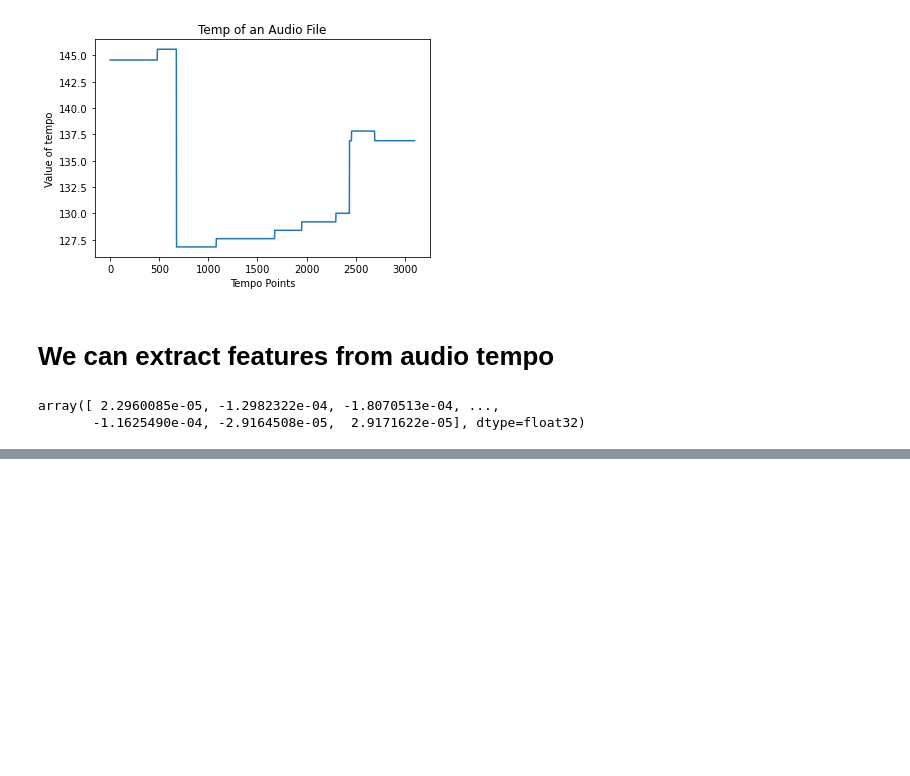
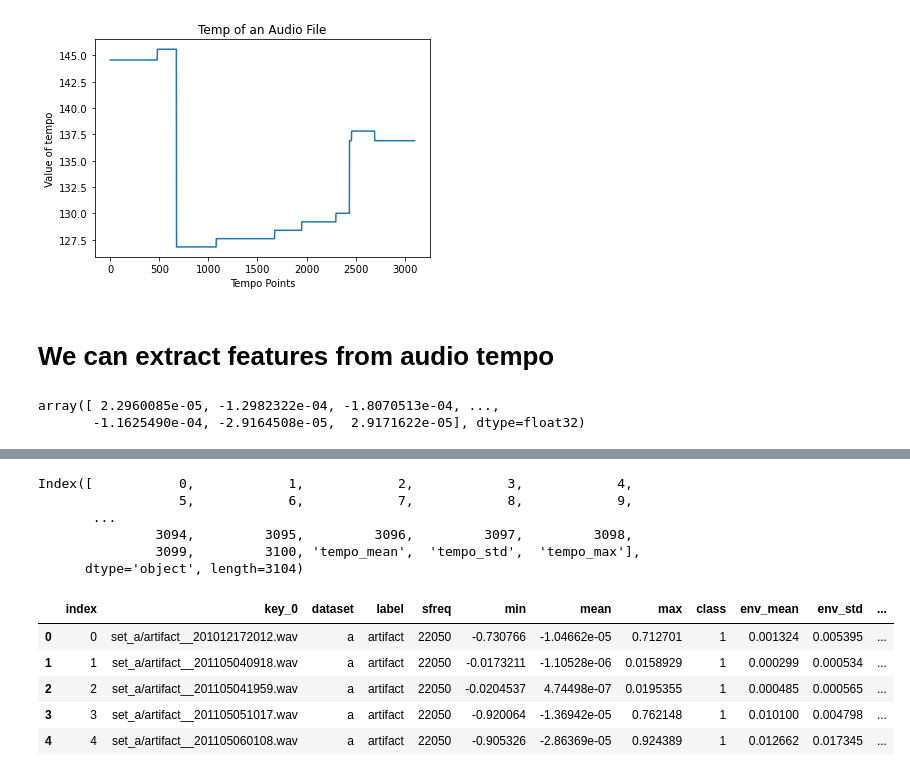
Before and after one commit to rajsandhu1989/feature_engineering, a Jupyter notebook: Sound Feature Engineering/sound_feature_engineering.ipynb, the cells around one changed output, grey strips where cells are left out. Saved outputs shown, nothing was run; the diff lists cells and outputs as text; code cells hidden in the pictures; blank space fills up the shorter version.

```diff
--- a/Sound Feature Engineering/sound_feature_engineering.ipynb
+++ b/Sound Feature Engineering/sound_feature_engineering.ipynb
@@ -208,6 +208,3 @@ set_a\normal__201108011118.wav    0.038700  0.029629  0.088527
 [124 rows x 3 columns]
 # %% [markdown]
 ## Add these values of envolpe into the main dataset we have created. Merge two dataframes
-# %%
-data_df.drop(columns=['env_mean','env_std','env_max'], axis=1, inplace=True)
-data_df.head()
@@ -319,0 +331,19 @@ print(len(files))
+# %%
+print(audio_all_tempo.columns)
+# %% [output]
+Index([           0,            1,            2,            3,            4,
+                  5,            6,            7,            8,            9,
+       ...
+               3094,         3095,         3096,         3097,         3098,
+               3099,         3100, 'tempo_mean',  'tempo_std',  'tempo_max'],
+      dtype='object', length=3104)
+# %%
+data_df=data_df.merge(audio_all_tempo[['tempo_mean','tempo_std','tempo_max']], on=data_df.index, how='left').reset_index()
+data_df.head()
+# %% [output]
+|  | index | key_0 | dataset | label | sfreq | min | mean | max | class | env_mean | env_std | ... |
+| 0 | 0 | set_a/artifact__201012172012.wav | a | artifact | 22050 | -0.730766 | -1.04662e-05 | 0.712701 | 1 | 0.001324 | 0.005395 | ... |
+| 1 | 1 | set_a/artifact__201105040918.wav | a | artifact | 22050 | -0.0173211 | -1.10528e-06 | 0.0158929 | 1 | 0.000299 | 0.000534 | ... |
+| 2 | 2 | set_a/artifact__201105041959.wav | a | artifact | 22050 | -0.0204537 | 4.74498e-07 | 0.0195355 | 1 | 0.000485 | 0.000565 | ... |
+| 3 | 3 | set_a/artifact__201105051017.wav | a | artifact | 22050 | -0.920064 | -1.36942e-05 | 0.762148 | 1 | 0.010100 | 0.004798 | ... |
+| 4 | 4 | set_a/artifact__201105060108.wav | a | artifact | 22050 | -0.905326 | -2.86369e-05 | 0.924389 | 1 | 0.012662 | 0.017345 | ... |
```
Also changed, not shown: parts of 9 cells of this notebook, 5 other files.
